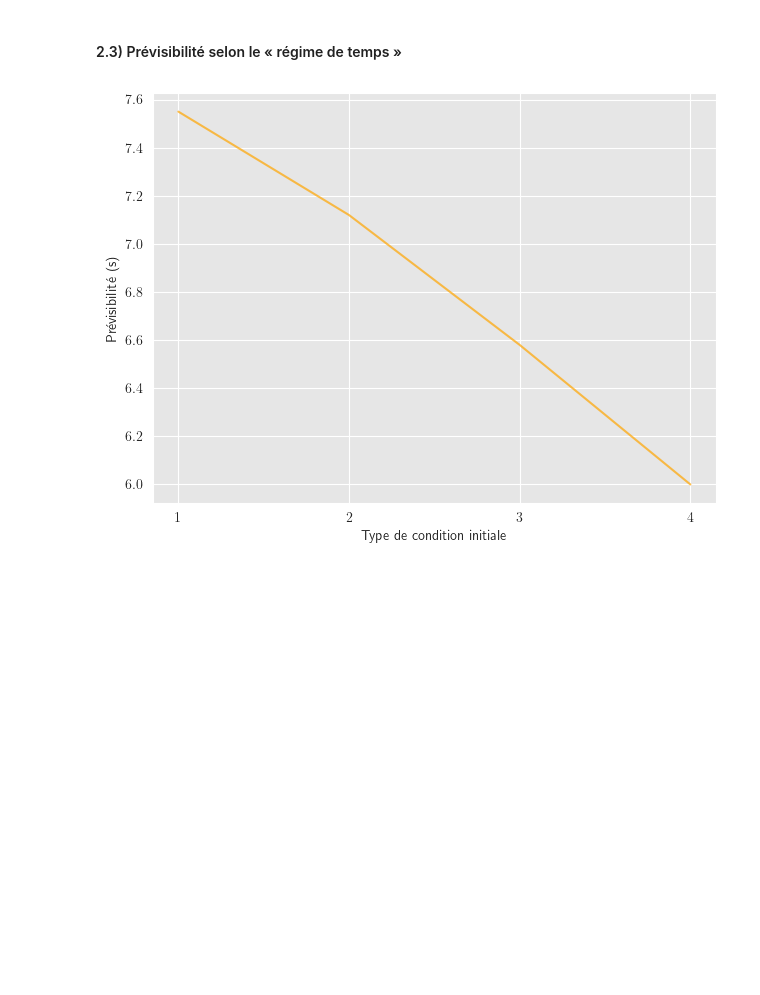
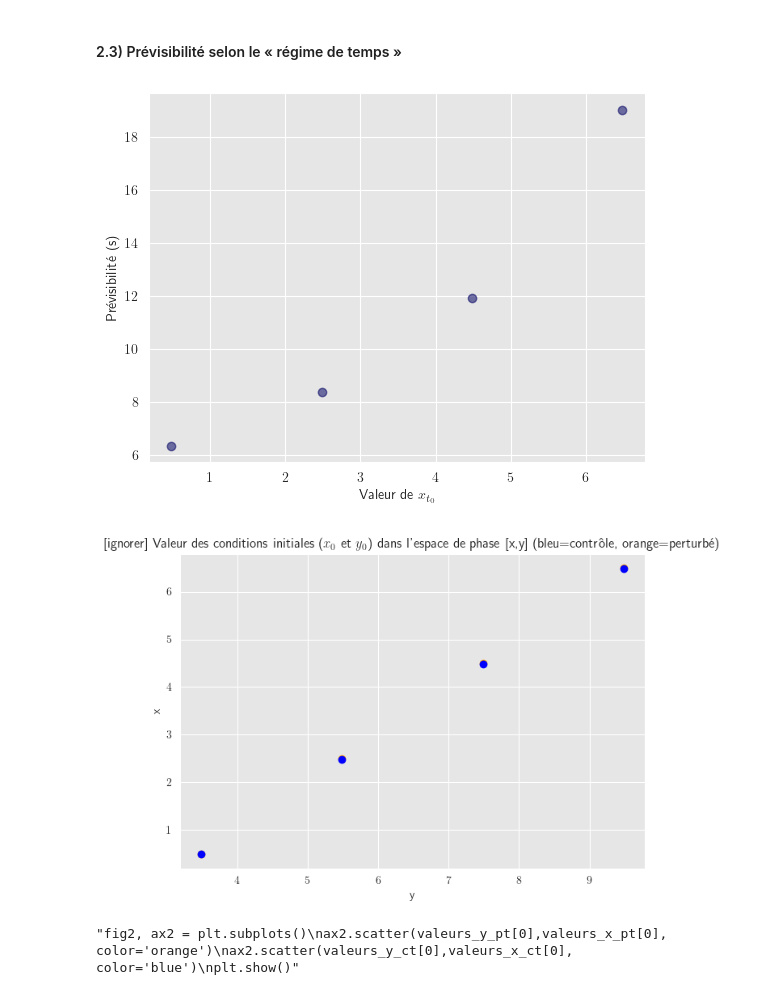
Before and after one commit to evecastonguay/laboratoire3, a Jupyter notebook: E_02/prévisibilité_système_chaotique.ipynb, the cells around one changed output. Cells and saved outputs as stored; diff of their text form; code cells hidden in the pictures; blank space fills up the shorter version.

```diff
--- a/E_02/prévisibilité_système_chaotique.ipynb
+++ b/E_02/prévisibilité_système_chaotique.ipynb
@@ -259,8 +276,8 @@ rho = 28
 beta = 2.667
 epsilon = 0.01
 eta = np.sqrt(beta*(rho-1))
-pas_de_temps = 0.01
-n_pas_de_temps = 2e4
+pas_de_temps = 0.001
+n_pas_de_temps = 4e4
 
 ## 2) valeurs des pas de temps
 valeurs_t = np.arange(0,pas_de_temps*n_pas_de_temps,pas_de_temps) # ndarray
@@ -268,28 +285,36 @@ valeurs_t = np.arange(0,pas_de_temps*n_pas_de_temps,pas_de_temps) # ndarray
 ## 3) préparation de la planche
 sns.set_style("darkgrid", {"axes.facecolor": "0.9"})
 fig, ax = plt.subplots() # figsize=(9, 8), sharex = True
+fig2, ax2 = plt.subplots() # ignorer, pour figure extra
 
 # tableau vide des valeurs de prévisibilité
 temps_prev_x = np.array([])
 temps_prev_y = np.array([])
 temps_prev_z = np.array([])
 
+# tableau vide des valeurs de x0
+valeurs_x0 = np.array([])
+
 ## 4) calcul des prévisibilités pour les 4 types de conditions initiales différentes
 for i in range(1,5):
     if i==1:
         x_0 = eta - 2
+        valeurs_x0 = np.append(valeurs_x0,x_0) # ajouter la valeur de x0 au tableau
         y_0 = eta + 1
         z_0 = rho - 1
     elif i==2:
         x_0 = eta - 4
+        valeurs_x0 = np.append(valeurs_x0,x_0) # ajouter la valeur de x0 au tableau
         y_0 = eta - 1
         z_0 = rho - 1
     elif i==3:
         x_0 = eta - 6
+        valeurs_x0 = np.append(valeurs_x0,x_0) # ajouter la valeur de x0 au tableau
         y_0 = eta - 3
         z_0 = rho - 1
     elif i==4:
         x_0 = eta - 8
+        valeurs_x0 = np.append(valeurs_x0,x_0) # ajouter la valeur de x0 au tableau
         y_0 = eta - 5
         z_0 = rho - 1
 
@@ -327,35 +352,49 @@ for i in range(1,5):
         valeurs_x_pt = np.append(valeurs_x_pt,x_p_1)
         valeurs_y_pt = np.append(valeurs_y_pt,y_p_1)
         valeurs_z_pt = np.append(valeurs_z_pt,z_p_1)
 
     # calcul de la prévisibilité
     arrs = [valeurs_x_ct, valeurs_y_ct, valeurs_z_ct, valeurs_x_pt, valeurs_y_pt, valeurs_z_pt, valeurs_t]
     shapes = [a.shape for a in arrs]
-    if not all(s == (20000,) for s in shapes): raise ValueError(f"Une ou plusieurs tailles ne correspondent pas à la valeur attendue (20000,): {shapes}")
+    if not all(s == (40000,) for s in shapes): raise ValueError(f"Une ou plusieurs tailles ne correspondent pas à la valeur attendue (20000,): {shapes}")
 
     for i in range(len(valeurs_x_ct)):
         valeur_absolue = abs(valeurs_x_pt[i]-valeurs_x_ct[i])
         if valeur_absolue > et_x:
             temps_prev_x = np.append(temps_prev_x,valeurs_t[i]) # ajouter les temps de prévisibilité calculés
             break
     for i in range(len(valeurs_y_ct)):
         valeur_absolue = abs(valeurs_y_pt[i]-valeurs_y_ct[i])
         if valeur_absolue > et_y:
             temps_prev_y = np.append(temps_prev_y,valeurs_t[i])
             break
     for i in range(len(valeurs_z_ct)):
         valeur_absolue = abs(valeurs_z_pt[i]-valeurs_z_ct[i])
         if valeur_absolue > et_z:
             temps_prev_z = np.append(temps_prev_z,valeurs_t[i])
             break
+    # pour figure extra, ignorer
+    ax2.scatter(valeurs_y_pt[0],valeurs_x_pt[0], color='orange', label='perturbé')
+    ax2.scatter(valeurs_y_ct[0],valeurs_x_ct[0], color='blue', label='contrôle')
 
 ## 5) graphique
-ax.plot(np.arange(1,5),temps_prev_x, color='orange', alpha=0.7)
+ax.scatter(valeurs_x0, temps_prev_x, color='midnightblue', alpha=0.6, label='x')
+ax.set(xlabel=r"Valeur de $x_{t_0}$", ylabel='Prévisibilité (s)') # , xticks=[1,2,3,4]
+#ax.legend()
 
-ax.set(xlabel="Type de condition initiale", ylabel='Prévisibilité (s)', xticks=[1,2,3,4])
+# figure extra
+ax2.set(title=r"[ignorer] Valeur des conditions initiales ($x_0$ et $y_0$) dans l'espace de phase [x,y] (bleu=contrôle, orange=perturbé)",xlabel='y',ylabel='x')
 
 plt.tight_layout()
-plt.savefig('/Users/evecastonguay/Desktop/Labo/E_02/Figures/regime_temps.png',dpi=500)
+fig.savefig('/Users/evecastonguay/Desktop/Labo/E_02/Figures/regime_temps.png',dpi=500)
 plt.show()
+
+# extra, ignorer
+'''fig2, ax2 = plt.subplots()
+ax2.scatter(valeurs_y_pt[0],valeurs_x_pt[0], color='orange')
+ax2.scatter(valeurs_y_ct[0],valeurs_x_ct[0], color='blue')
+plt.show()'''
 # %% [output]
-[figure, old version]
+[figure, new version]
+[figure, added]
+"fig2, ax2 = plt.subplots()\nax2.scatter(valeurs_y_pt[0],valeurs_x_pt[0], color='orange')\nax2.scatter(valeurs_y_ct[0],valeurs_x_ct[0], color='blue')\nplt.show()"
```
Also changed, not shown: parts of 2 cells of this notebook.
